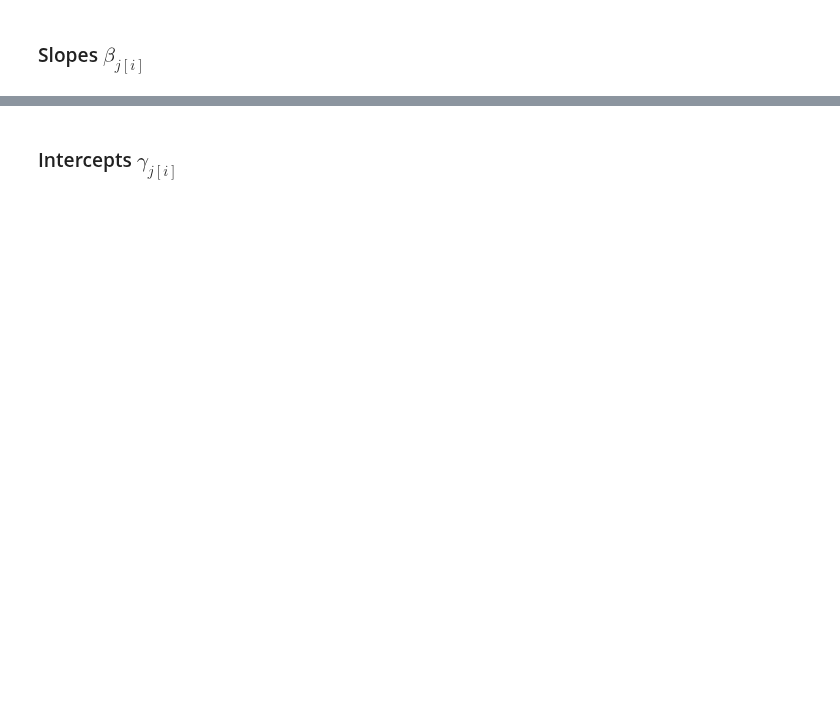
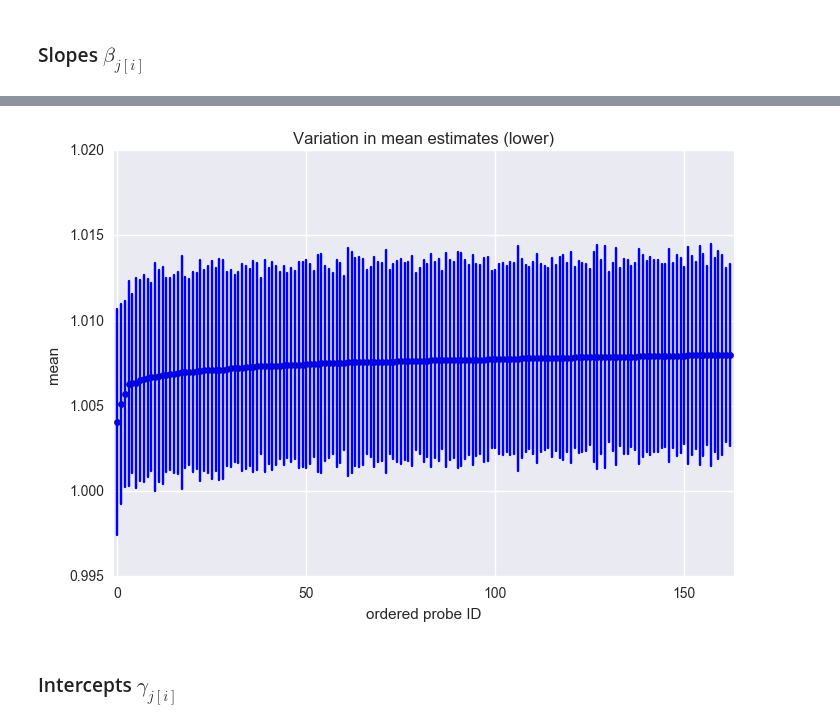
Before and after one commit to widdowquinn/SI_Holmes_etal_2017, a Jupyter notebook: 08-treatments_unpooled.ipynb, the cells around one changed output, grey strips where cells are left out. Saved outputs shown, nothing was run; the diff lists cells and outputs as text; code cells hidden in the pictures; blank space fills up the shorter version.

```diff
--- a/08-treatments_unpooled.ipynb
+++ b/08-treatments_unpooled.ipynb
@@ -203,6 +266,8 @@ tools.plot_threshold_errors(beta_estimates, beta_se, 0.983)
 # %%
 # errors for intercept outliers
-tools.plot_threshold_errors(beta_estimates, beta_se, 0.979, upper=False)
+tools.plot_threshold_errors(beta_estimates, beta_se, 1.008, upper=False)
+# %% [output]
+[figure, added]
 # %% [markdown]
 ### Intercepts $\gamma_{j[i]}$
 # %%
```
Also changed, not shown: parts of 27 cells of this notebook, 10 other files.
